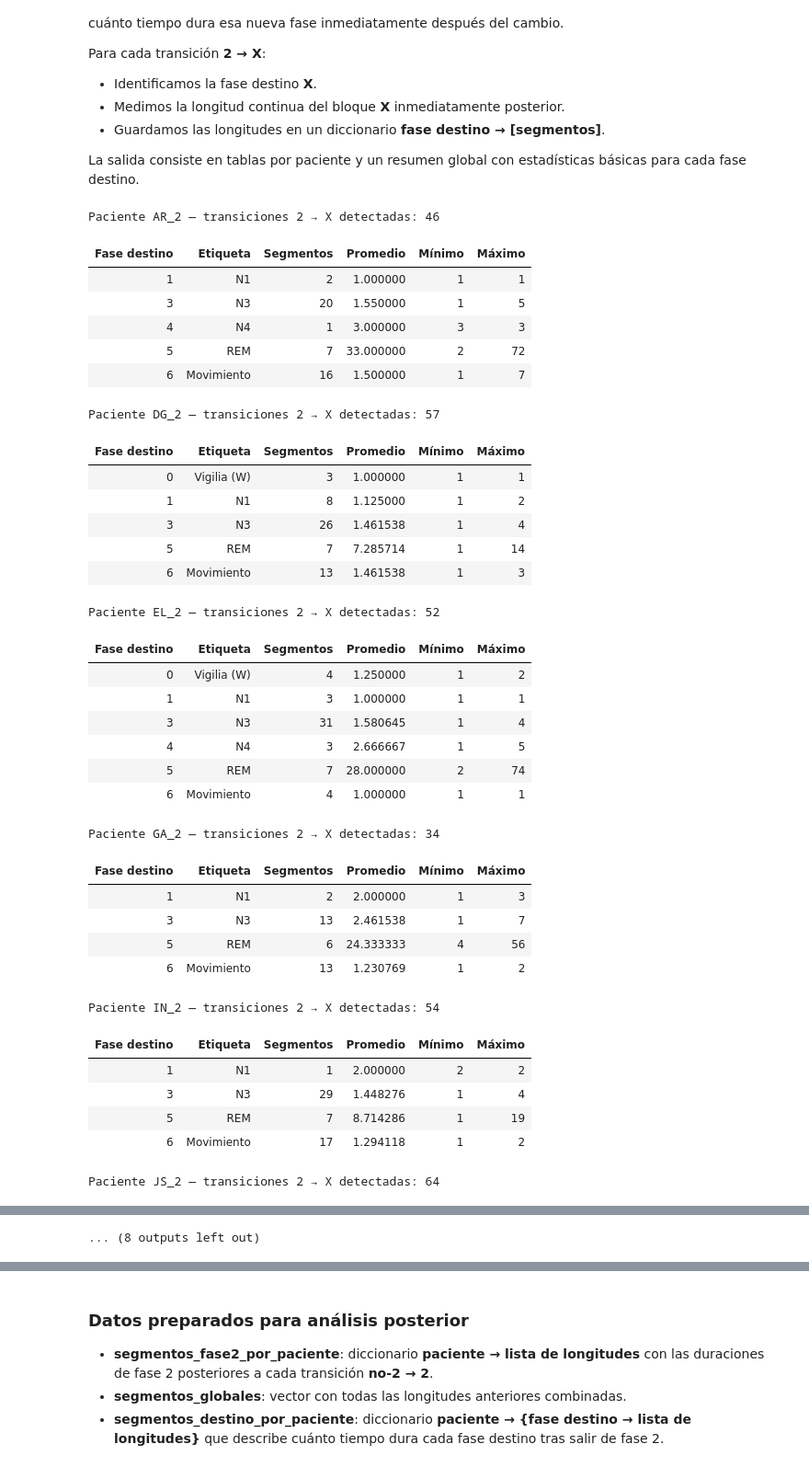
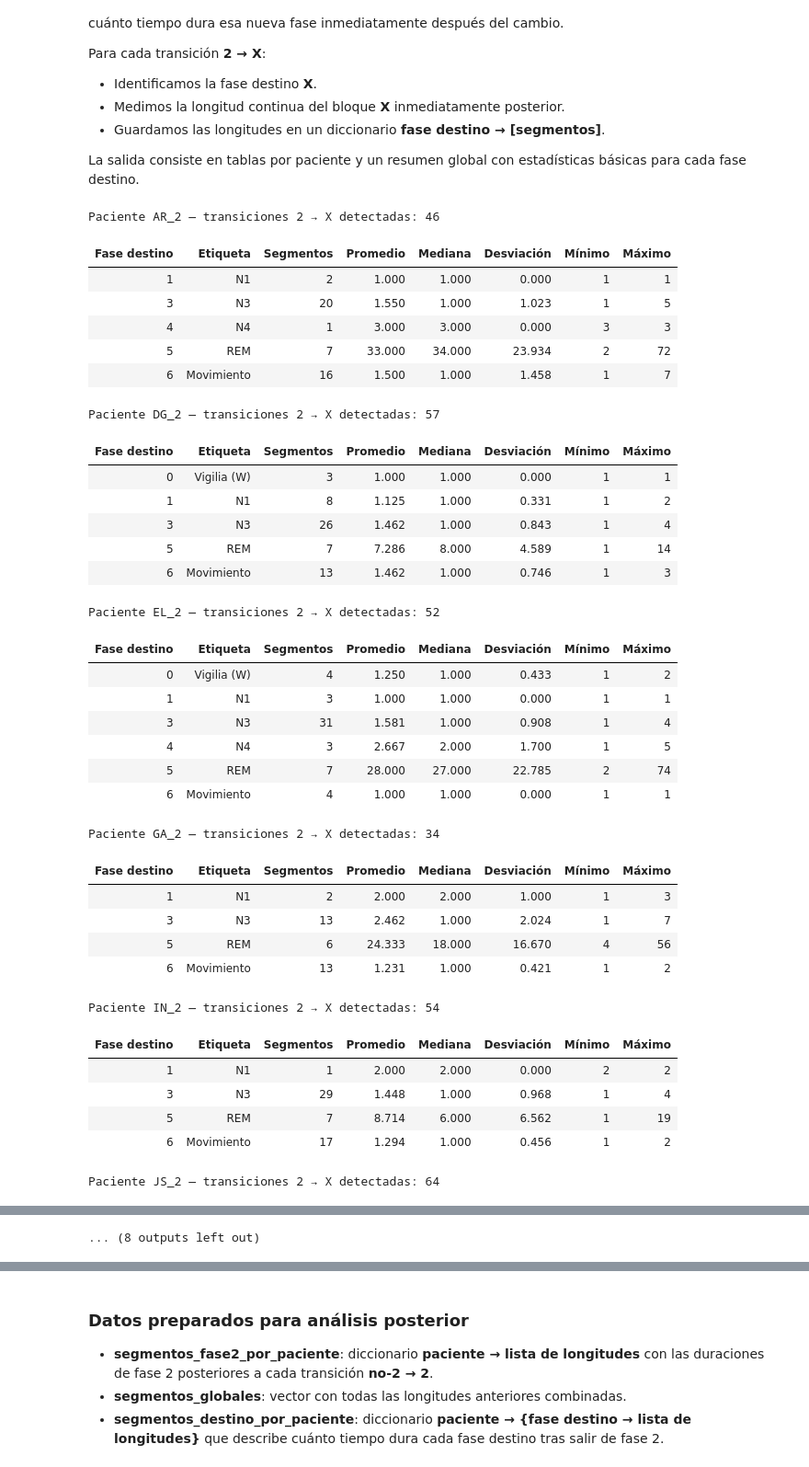
Before and after one commit to luisjosuecortes/Sue-o, a Jupyter notebook: Notebooks/fase2_transiciones.ipynb, the cells around one changed output, grey strips where cells are left out. Shown: that part at 92% size. Cells and saved outputs as stored; diff of their text form; code cells hidden in the pictures.

```diff
--- a/Notebooks/fase2_transiciones.ipynb
+++ b/Notebooks/fase2_transiciones.ipynb
@@ -294,67 +295,70 @@ def extraer_segmentos_destino(secuencia):
         indice = fin  # continuar evaluando desde la nueva fase
     return segmentos_por_destino
 
 
 def resumen_destinos(segmentos_por_destino):
     """Genera una tabla con estadísticas básicas para cada transición 2 → X."""
     filas = []
     for destino, longitudes in sorted(segmentos_por_destino.items()):
         if not longitudes:
             continue
         serie = pd.Series(longitudes)
+        desviacion = float(serie.std(ddof=0)) if len(longitudes) > 1 else 0.0
         filas.append({
             "Fase destino": destino,
             "Etiqueta": ETIQUETAS_FASES.get(destino, str(destino)),
             "Segmentos": len(longitudes),
-            "Promedio": serie.mean(),
-            "Mínimo": serie.min(),
-            "Máximo": serie.max()
+            "Promedio": round(serie.mean(), 3),
+            "Mediana": round(serie.median(), 3),
+            "Desviación": round(desviacion, 3),
+            "Mínimo": int(serie.min()),
+            "Máximo": int(serie.max())
         })
-    columnas = ["Fase destino", "Etiqueta", "Segmentos", "Promedio", "Mínimo", "Máximo"]
-    return pd.DataFrame(filas, columns=columnas).round(3)
+    columnas = ["Fase destino", "Etiqueta", "Segmentos", "Promedio", "Mediana", "Desviación", "Mínimo", "Máximo"]
+    return pd.DataFrame(filas, columns=columnas)
 
 
 segmentos_destino_por_paciente = {}  # paciente → {fase destino: lista de duraciones}
 for paciente in pacientes:
     hipnograma = cargar_hipnograma(paciente)
     destinos = extraer_segmentos_destino(hipnograma)
     segmentos_destino_por_paciente[paciente] = destinos
     print(f"\nPaciente {paciente} — transiciones 2 → X detectadas: {sum(len(v) for v in destinos.values())}")
     tabla_destino = resumen_destinos(destinos)
     display(tabla_destino.style.format(precision=3).hide(axis="index"))
 # %% [output]
 Paciente AR_2 — transiciones 2 → X detectadas: 46
-| Fase destino | Etiqueta | Segmentos | Promedio | Mínimo | Máximo |
-| 1 | N1 | 2 | 1.000000 | 1 | 1 |
-| 3 | N3 | 20 | 1.550000 | 1 | 5 |
-| 4 | N4 | 1 | 3.000000 | 3 | 3 |
-| 5 | REM | 7 | 33.000000 | 2 | 72 |
-| 6 | Movimiento | 16 | 1.500000 | 1 | 7 |
+| Fase destino | Etiqueta | Segmentos | Promedio | Mediana | Desviación | Mínimo | Máximo |
+| 1 | N1 | 2 | 1.000 | 1.000 | 0.000 | 1 | 1 |
+| 3 | N3 | 20 | 1.550 | 1.000 | 1.023 | 1 | 5 |
+| 4 | N4 | 1 | 3.000 | 3.000 | 0.000 | 3 | 3 |
+| 5 | REM | 7 | 33.000 | 34.000 | 23.934 | 2 | 72 |
+| 6 | Movimiento | 16 | 1.500 | 1.000 | 1.458 | 1 | 7 |
 Paciente DG_2 — transiciones 2 → X detectadas: 57
-| Fase destino | Etiqueta | Segmentos | Promedio | Mínimo | Máximo |
-| 0 | Vigilia (W) | 3 | 1.000000 | 1 | 1 |
-| 1 | N1 | 8 | 1.125000 | 1 | 2 |
-| 3 | N3 | 26 | 1.461538 | 1 | 4 |
-| 5 | REM | 7 | 7.285714 | 1 | 14 |
-| 6 | Movimiento | 13 | 1.461538 | 1 | 3 |
+| Fase destino | Etiqueta | Segmentos | Promedio | Mediana | Desviación | Mínimo | Máximo |
+| 0 | Vigilia (W) | 3 | 1.000 | 1.000 | 0.000 | 1 | 1 |
+| 1 | N1 | 8 | 1.125 | 1.000 | 0.331 | 1 | 2 |
+| 3 | N3 | 26 | 1.462 | 1.000 | 0.843 | 1 | 4 |
+| 5 | REM | 7 | 7.286 | 8.000 | 4.589 | 1 | 14 |
+| 6 | Movimiento | 13 | 1.462 | 1.000 | 0.746 | 1 | 3 |
 Paciente EL_2 — transiciones 2 → X detectadas: 52
-| Fase destino | Etiqueta | Segmentos | Promedio | Mínimo | Máximo |
-| 0 | Vigilia (W) | 4 | 1.250000 | 1 | 2 |
-| 1 | N1 | 3 | 1.000000 | 1 | 1 |
-| 3 | N3 | 31 | 1.580645 | 1 | 4 |
-| 4 | N4 | 3 | 2.666667 | 1 | 5 |
-| 5 | REM | 7 | 28.000000 | 2 | 74 |
-| 6 | Movimiento | 4 | 1.000000 | 1 | 1 |
+| Fase destino | Etiqueta | Segmentos | Promedio | Mediana | Desviación | Mínimo | Máximo |
+| 0 | Vigilia (W) | 4 | 1.250 | 1.000 | 0.433 | 1 | 2 |
+| 1 | N1 | 3 | 1.000 | 1.000 | 0.000 | 1 | 1 |
+| 3 | N3 | 31 | 1.581 | 1.000 | 0.908 | 1 | 4 |
+| 4 | N4 | 3 | 2.667 | 2.000 | 1.700 | 1 | 5 |
+| 5 | REM | 7 | 28.000 | 27.000 | 22.785 | 2 | 74 |
+| 6 | Movimiento | 4 | 1.000 | 1.000 | 0.000 | 1 | 1 |
 Paciente GA_2 — transiciones 2 → X detectadas: 34
-| Fase destino | Etiqueta | Segmentos | Promedio | Mínimo | Máximo |
-| 1 | N1 | 2 | 2.000000 | 1 | 3 |
-| 3 | N3 | 13 | 2.461538 | 1 | 7 |
-| 5 | REM | 6 | 24.333333 | 4 | 56 |
-| 6 | Movimiento | 13 | 1.230769 | 1 | 2 |
+| Fase destino | Etiqueta | Segmentos | Promedio | Mediana | Desviación | Mínimo | Máximo |
+| 1 | N1 | 2 | 2.000 | 2.000 | 1.000 | 1 | 3 |
+| 3 | N3 | 13 | 2.462 | 1.000 | 2.024 | 1 | 7 |
+| 5 | REM | 6 | 24.333 | 18.000 | 16.670 | 4 | 56 |
+| 6 | Movimiento | 13 | 1.231 | 1.000 | 0.421 | 1 | 2 |
 Paciente IN_2 — transiciones 2 → X detectadas: 54
-| Fase destino | Etiqueta | Segmentos | Promedio | Mínimo | Máximo |
-| 1 | N1 | 1 | 2.000000 | 2 | 2 |
-| 3 | N3 | 29 | 1.448276 | 1 | 4 |
-| 5 | REM | 7 | 8.714286 | 1 | 19 |
-| 6 | Movimiento | 17 | 1.294118 | 1 | 2 |
+| Fase destino | Etiqueta | Segmentos | Promedio | Mediana | Desviación | Mínimo | Máximo |
+| 1 | N1 | 1 | 2.000 | 2.000 | 0.000 | 2 | 2 |
+| 3 | N3 | 29 | 1.448 | 1.000 | 0.968 | 1 | 4 |
+| 5 | REM | 7 | 8.714 | 6.000 | 6.562 | 1 | 19 |
+| 6 | Movimiento | 17 | 1.294 | 1.000 | 0.456 | 1 | 2 |
 Paciente JS_2 — transiciones 2 → X detectadas: 64
```
Also changed, not shown: parts of 9 cells of this notebook, 1 other file.
